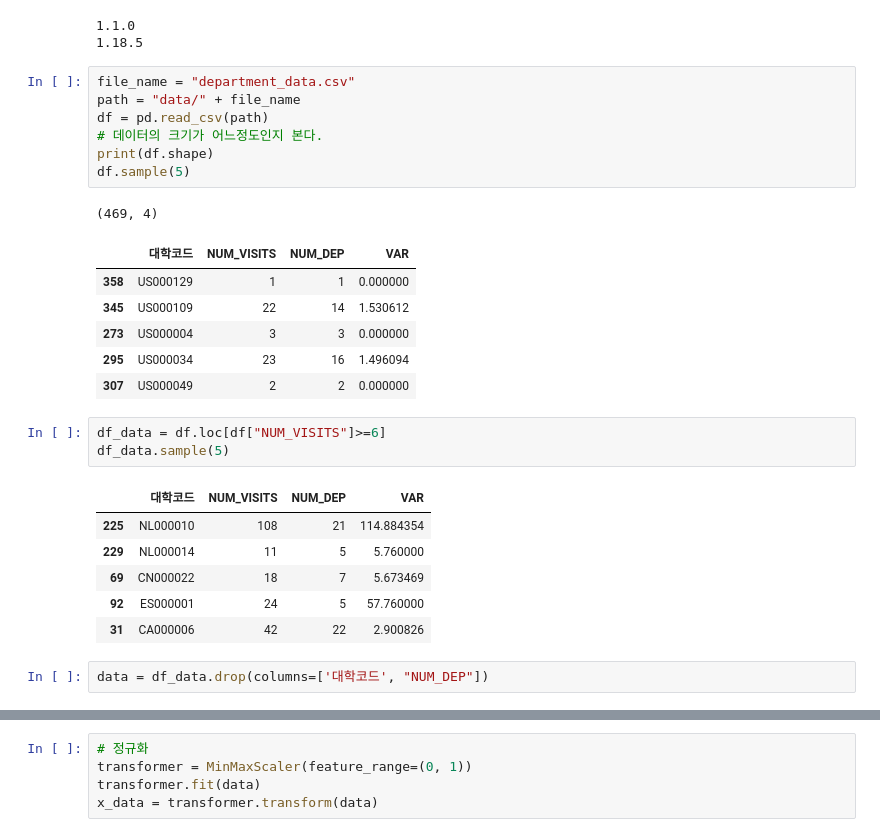
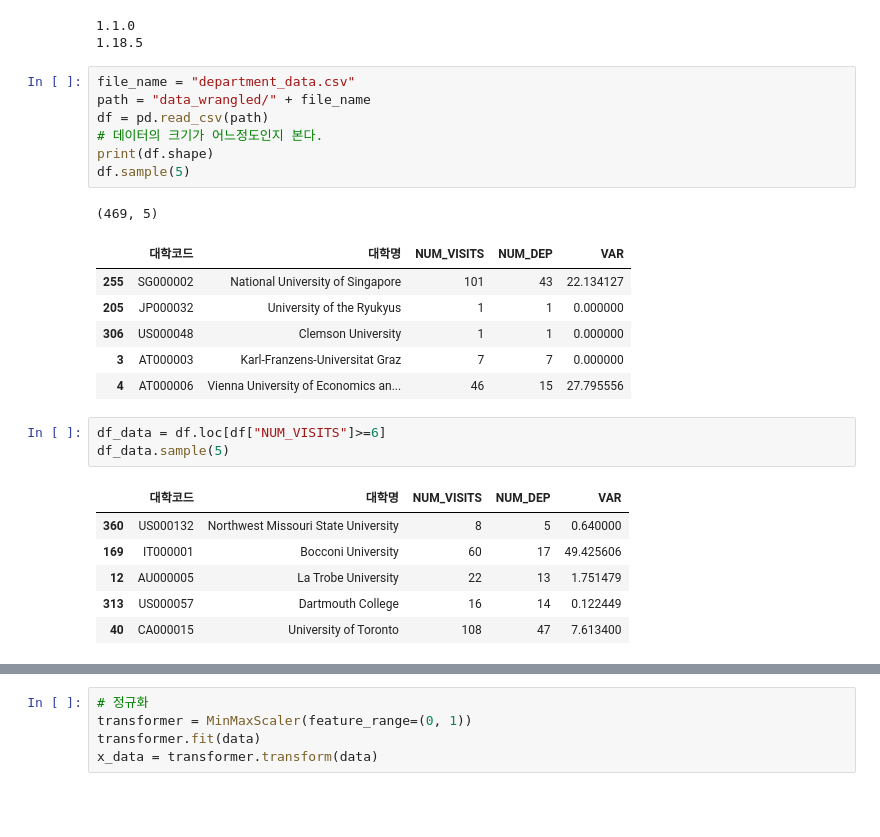
Before and after one commit to snoop2head/yonsei-exchange-program, a Jupyter notebook: cluster_departments_Kmeans.ipynb, the cells around one changed output, grey strips where cells are left out. Saved outputs shown, nothing was run; the diff lists cells and outputs as text; blank space fills up the shorter version.

```diff
--- a/cluster_departments_Kmeans.ipynb
+++ b/cluster_departments_Kmeans.ipynb
@@ -14,28 +14,26 @@ print(np.__version__)
 1.18.5
 # %%
 file_name = "department_data.csv"
-path = "data/" + file_name
+path = "data_wrangled/" + file_name
 df = pd.read_csv(path)
 # 데이터의 크기가 어느정도인지 본다.
 print(df.shape)
 df.sample(5)
 # %% [output]
-(469, 4)
+(469, 5)
-|  | 대학코드 | NUM_VISITS | NUM_DEP | VAR |
-| 358 | US000129 | 1 | 1 | 0.000000 |
-| 345 | US000109 | 22 | 14 | 1.530612 |
-| 273 | US000004 | 3 | 3 | 0.000000 |
-| 295 | US000034 | 23 | 16 | 1.496094 |
-| 307 | US000049 | 2 | 2 | 0.000000 |
+|  | 대학코드 | 대학명 | NUM_VISITS | NUM_DEP | VAR |
+| 255 | SG000002 | National University of Singapore | 101 | 43 | 22.134127 |
+| 205 | JP000032 | University of the Ryukyus | 1 | 1 | 0.000000 |
+| 306 | US000048 | Clemson University | 1 | 1 | 0.000000 |
+| 3 | AT000003 | Karl-Franzens-Universitat Graz | 7 | 7 | 0.000000 |
+| 4 | AT000006 | Vienna University of Economics an... | 46 | 15 | 27.795556 |
 # %%
 df_data = df.loc[df["NUM_VISITS"]>=6]
 df_data.sample(5)
 # %% [output]
-|  | 대학코드 | NUM_VISITS | NUM_DEP | VAR |
-| 225 | NL000010 | 108 | 21 | 114.884354 |
-| 229 | NL000014 | 11 | 5 | 5.760000 |
-| 69 | CN000022 | 18 | 7 | 5.673469 |
-| 92 | ES000001 | 24 | 5 | 57.760000 |
-| 31 | CA000006 | 42 | 22 | 2.900826 |
+|  | 대학코드 | 대학명 | NUM_VISITS | NUM_DEP | VAR |
+| 360 | US000132 | Northwest Missouri State University | 8 | 5 | 0.640000 |
+| 169 | IT000001 | Bocconi University | 60 | 17 | 49.425606 |
+| 12 | AU000005 | La Trobe University | 22 | 13 | 1.751479 |
+| 313 | US000057 | Dartmouth College | 16 | 14 | 0.122449 |
+| 40 | CA000015 | University of Toronto | 108 | 47 | 7.613400 |
-# %%
-data = df_data.drop(columns=['대학코드', "NUM_DEP"])
```
Also changed, not shown: parts of 15 cells of this notebook, 3 other files.
